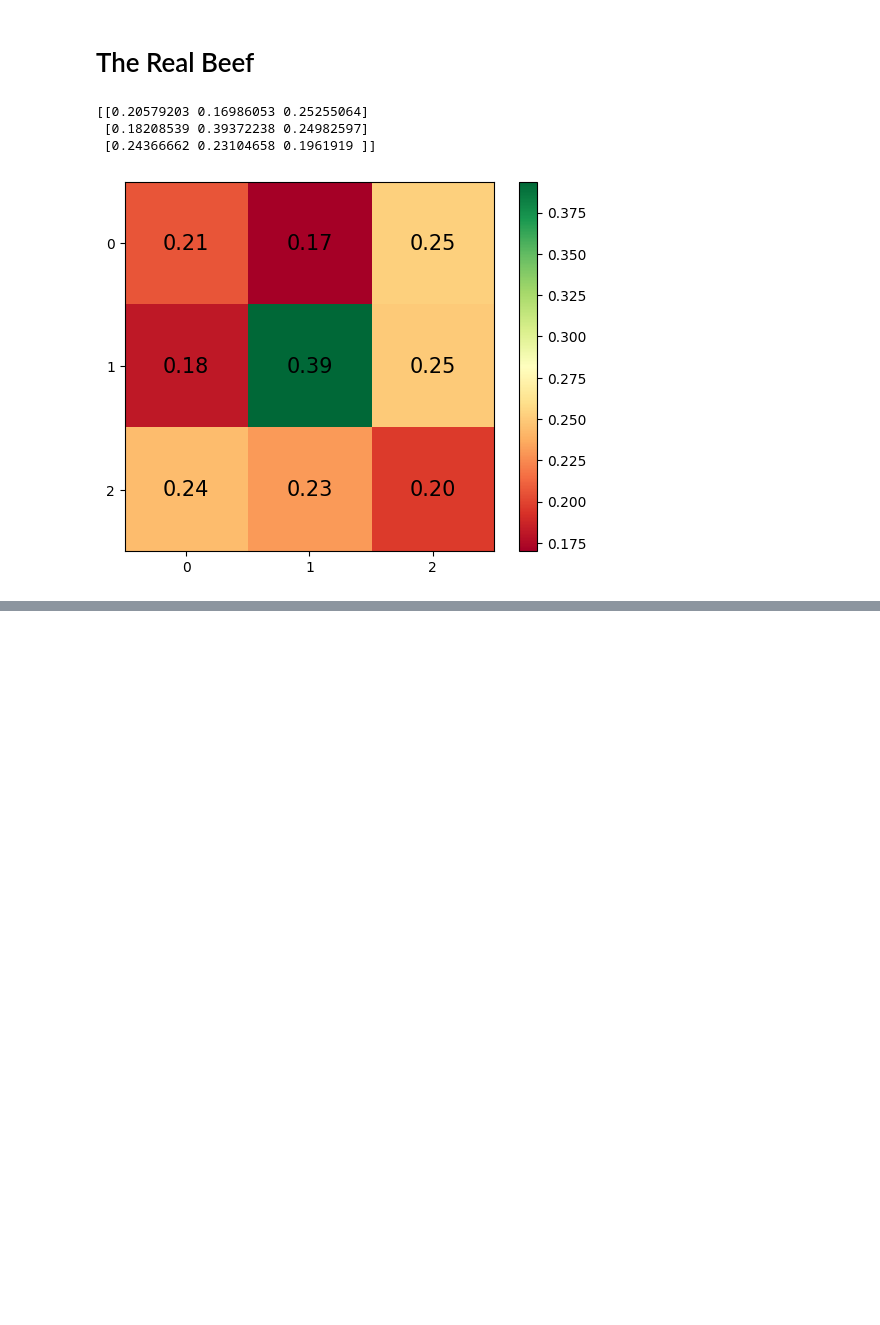
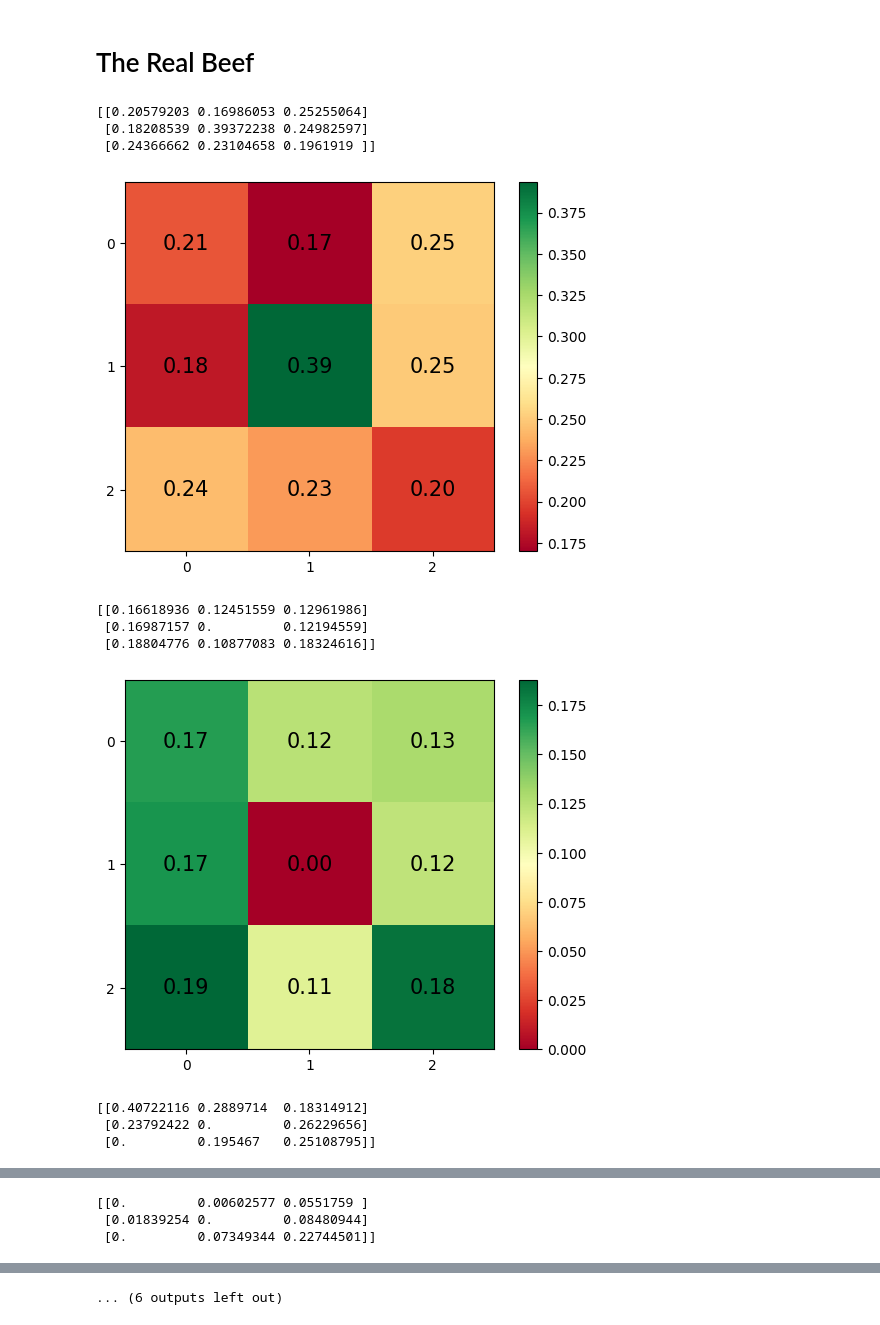
Before and after one commit to Layth17/tic-tac-toe, a Jupyter notebook: analysis.ipynb, the cells around one changed output, grey strips where cells are left out. Drawn from its saved outputs; the diff is of its cells as text; code cells hidden in the pictures; blank space fills up the shorter version.

```diff
--- a/analysis.ipynb
+++ b/analysis.ipynb
@@ -71,8 +71,7 @@ board = np.array([0., 0., 0., 0., 0., 0., 0., 0., 0.])
 states = {}
 
 counter = 0
-while(counter < len(board)):
-  #while(counter <= len(board)):
+while(counter <= len(board)):
   policy, mark = p2, -1
   if counter % 2 == 0: policy, mark = p1, 1
 
@@ -84,8 +83,8 @@ while(counter < len(board)):
       # do not ask about why I need the replace :)
       # you may choose to remove them and experience the wrath of numpy and json
       tmp_dict[f"{tmp}"] = policy[f"{tmp}".replace("  ", " ").replace("[ ", "[")]
-    #else:
-    #  tmp_dict[f"{random.random()}"] = 0
+    else:
+      tmp_dict[f"{i}"] = 0
 
   board = max(tmp_dict, key=tmp_dict.get).replace("[", "").replace("]", "").replace(".", "")
   board = np.fromstring(board, dtype=float, sep=' ')
@@ -125,10 +124,18 @@ def heatMap(stateOne):
 f = open("./states.json")
 jsonObj = json.load(f)
 f.close()
-# %%
-heatMap(jsonObj["0"])
-# %% [output]
-[[0.20579203 0.16986053 0.25255064]
- [0.18208539 0.39372238 0.24982597]
- [0.24366662 0.23104658 0.1961919 ]]
-[figure, removed]
+# %%
+for i in range(0, 9, 1):
+  heatMap(jsonObj[f"{i}"])
+# %% [output]
+[[0.20579203 0.16986053 0.25255064]
+ [0.18208539 0.39372238 0.24982597]
+ [0.24366662 0.23104658 0.1961919 ]]
+[figure, added]
+[[0.16618936 0.12451559 0.12961986]
+ [0.16987157 0.         0.12194559]
+ [0.18804776 0.10877083 0.18324616]]
+[figure, added]
+[[0.40722116 0.2889714  0.18314912]
+ [0.23792422 0.         0.26229656]
+ [0.         0.195467   0.25108795]]
@@ -134,0 +143,3 @@ heatMap(jsonObj["0"])
+[[0.         0.00602577 0.0551759 ]
+ [0.01839254 0.         0.08480944]
+ [0.         0.07349344 0.22744501]]
@@ -134,0 +155 @@ heatMap(jsonObj["0"])
+... (6 outputs left out)
```
Also changed, not shown: parts of 1 cell of this notebook.
